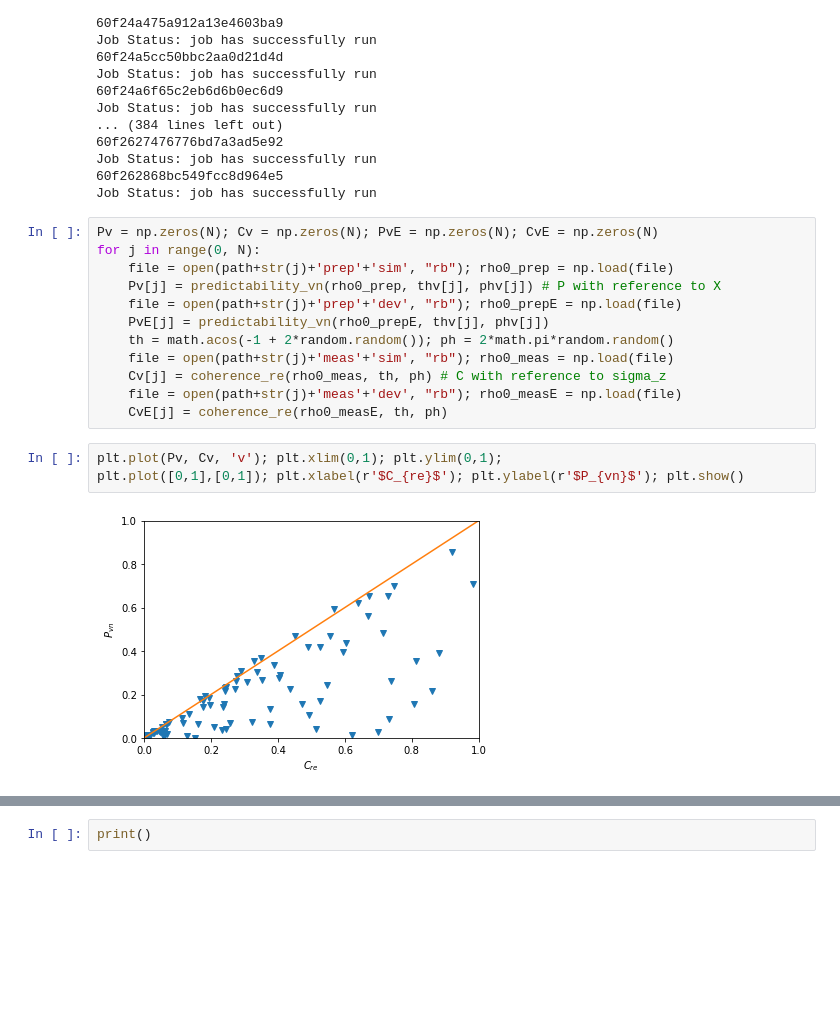
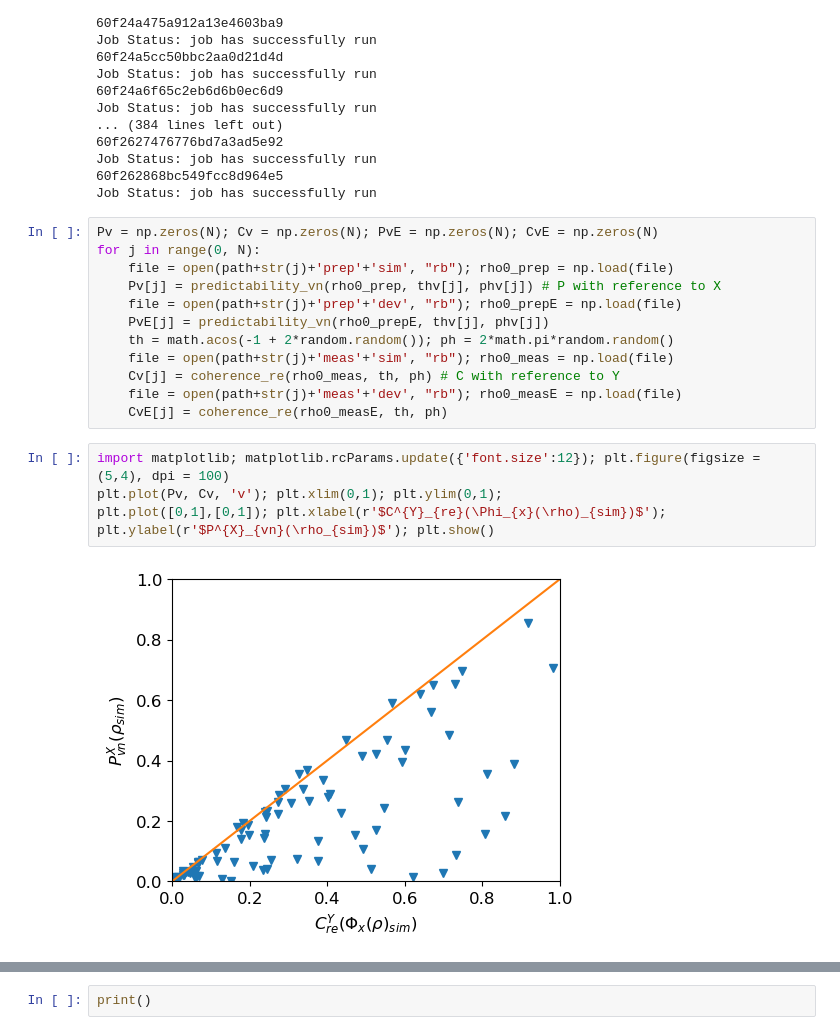
Before and after one commit to jonasmaziero/jupyterQ, a Jupyter notebook: sim_qMeasurement.ipynb, the cells around one changed output, grey strips where cells are left out. Drawn from its saved outputs; the diff is of its cells as text; blank space fills up the shorter version.

```diff
--- a/sim_qMeasurement.ipynb
+++ b/sim_qMeasurement.ipynb
@@ -688,12 +688,14 @@ for j in range(0, N):
     PvE[j] = predictability_vn(rho0_prepE, thv[j], phv[j])
     th = math.acos(-1 + 2*random.random()); ph = 2*math.pi*random.random()
     file = open(path+str(j)+'meas'+'sim', "rb"); rho0_meas = np.load(file)
-    Cv[j] = coherence_re(rho0_meas, th, ph) # C with reference to sigma_z
+    Cv[j] = coherence_re(rho0_meas, th, ph) # C with reference to Y
     file = open(path+str(j)+'meas'+'dev', "rb"); rho0_measE = np.load(file)
     CvE[j] = coherence_re(rho0_measE, th, ph)
 # %%
+import matplotlib; matplotlib.rcParams.update({'font.size':12}); plt.figure(figsize = (5,4), dpi = 100)
 plt.plot(Pv, Cv, 'v'); plt.xlim(0,1); plt.ylim(0,1);
-plt.plot([0,1],[0,1]); plt.xlabel(r'$C_{re}$'); plt.ylabel(r'$P_{vn}$'); plt.show()
+plt.plot([0,1],[0,1]); plt.xlabel(r'$C^{Y}_{re}(\Phi_{x}(\rho)_{sim})$');
+plt.ylabel(r'$P^{X}_{vn}(\rho_{sim})$'); plt.show()
 # %% [output]
-[figure, old version]
+[figure, new version]
 # %%
```
Also changed, not shown: parts of 3 cells of this notebook.
